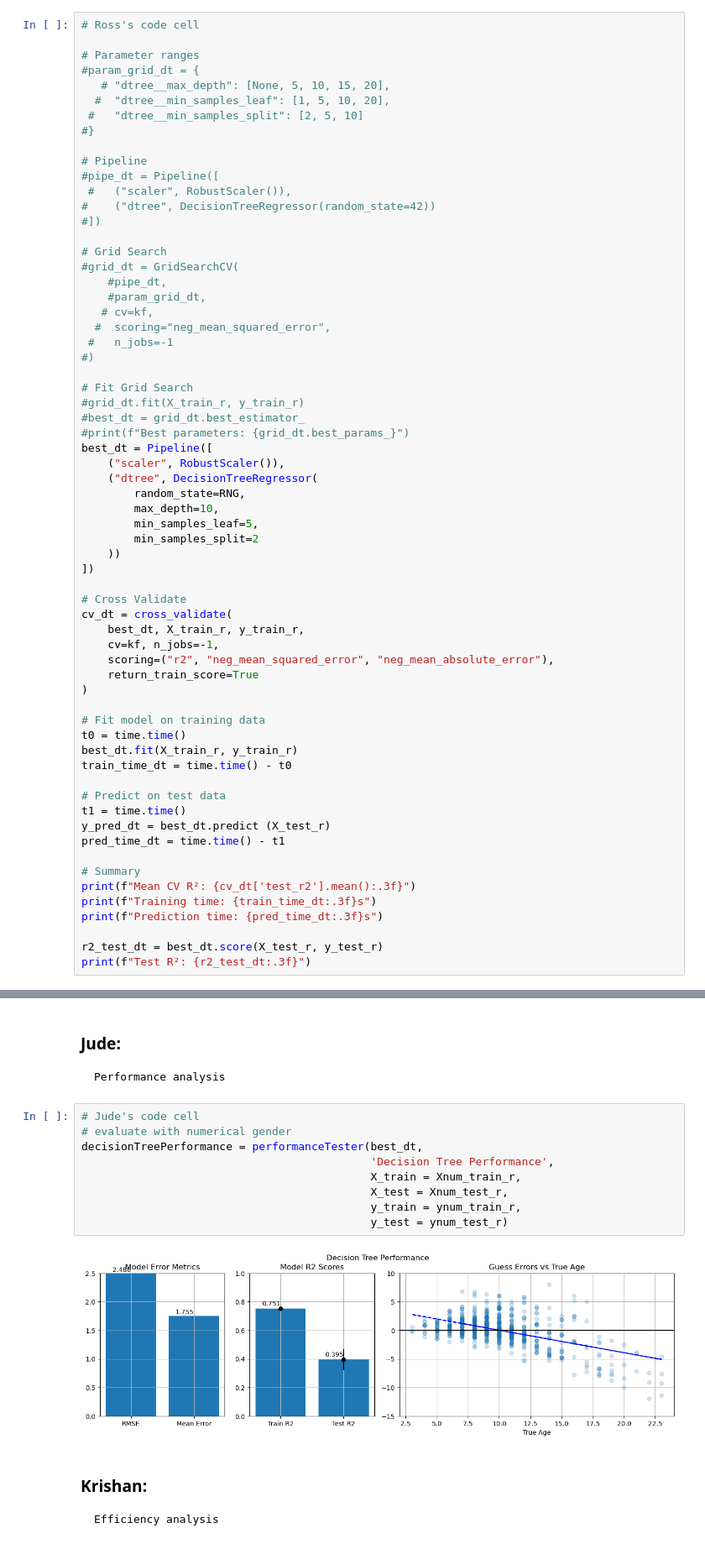
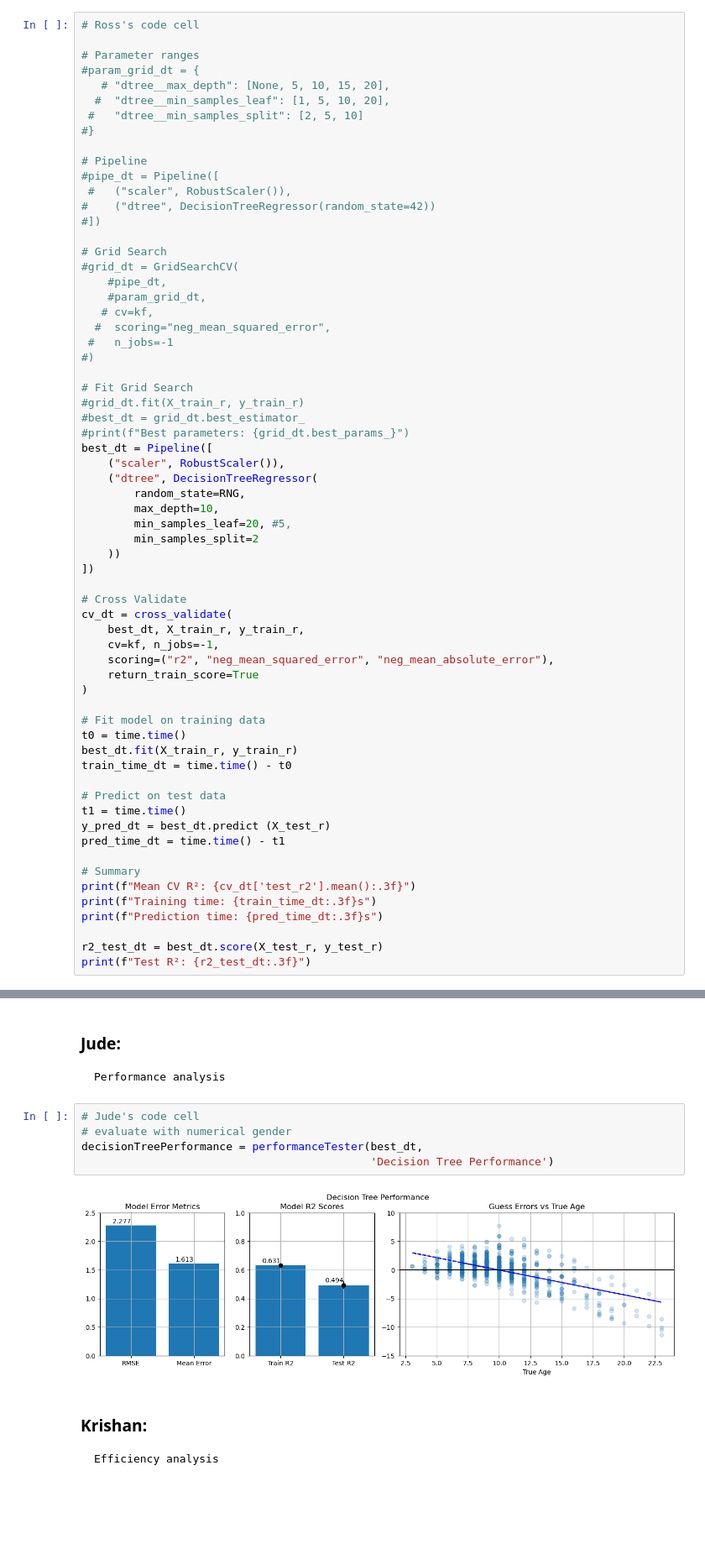
Before and after one commit to el5ie/predict-cw2-C, a Jupyter notebook: main.ipynb, the cells around one changed output, grey strips where cells are left out. Shown at 84% size. Drawn from its saved outputs; the diff is of its cells as text; blank space fills up the shorter version.

```diff
--- a/main.ipynb
+++ b/main.ipynb
@@ -4785,7 +4785,7 @@ best_dt = Pipeline([
     ("dtree", DecisionTreeRegressor(
         random_state=RNG,
         max_depth=10,
-        min_samples_leaf=5,
+        min_samples_leaf=20, #5,
         min_samples_split=2
     ))
 ])
@@ -4827,14 +4827,10 @@ Test R²: 0.442
 # %%
 # Jude's code cell
 # evaluate with numerical gender
 decisionTreePerformance = performanceTester(best_dt,
-                                            'Decision Tree Performance',
-                                            X_train = Xnum_train_r,
-                                            X_test = Xnum_test_r,
-                                            y_train = ynum_train_r,
-                                            y_test = ynum_test_r)
+                                            'Decision Tree Performance')
 # %% [output]
-[figure, old version]
+[figure, new version]
 # %% [markdown]
 ### Krishan:
 
```
Also changed, not shown: parts of 3 cells of this notebook.
